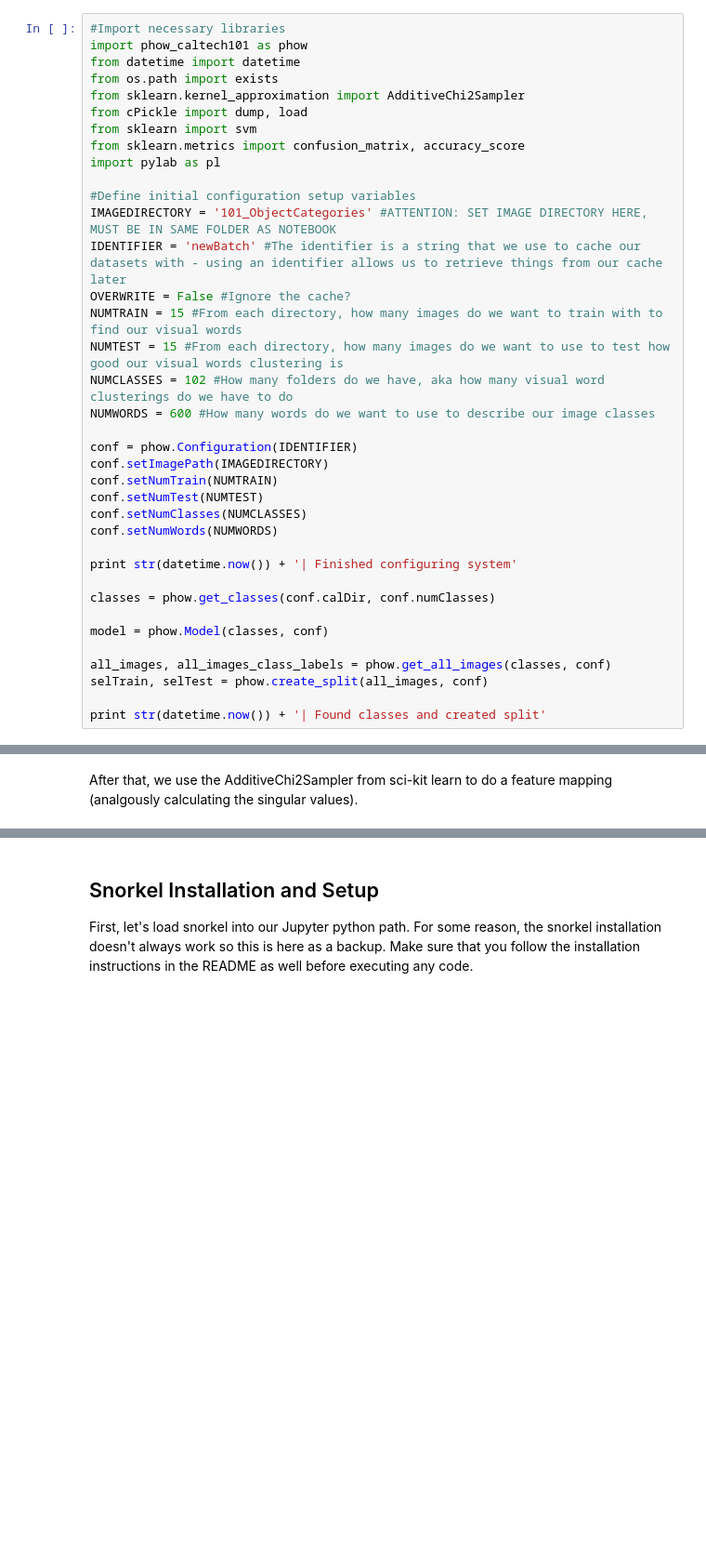
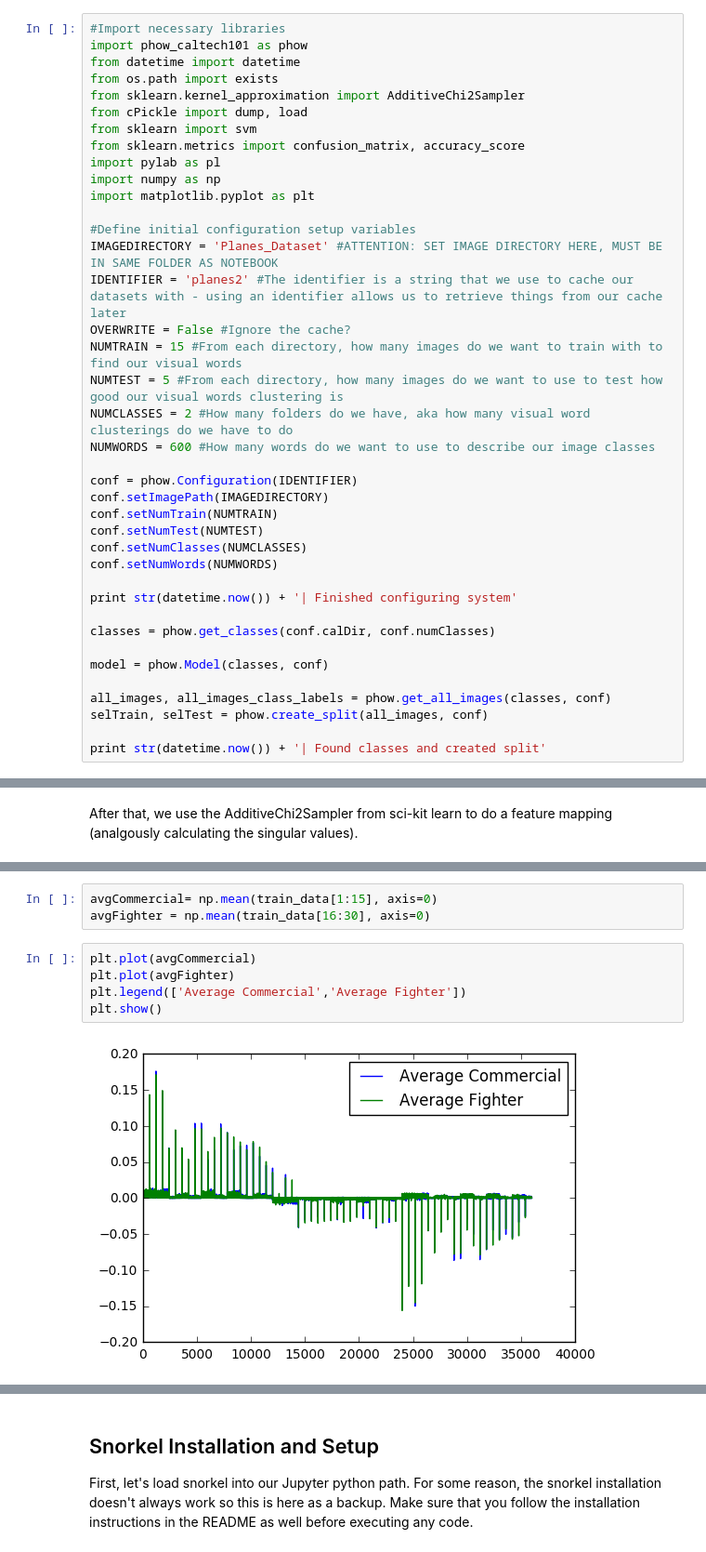
Before and after one commit to thomasklau/pixy, a Jupyter notebook: Data Programming.ipynb, the cells around one changed output, grey strips where cells are left out. Shown at 93% size. Drawn from its saved outputs; the diff is of its cells as text; blank space fills up the shorter version.

```diff
--- a/Data Programming.ipynb
+++ b/Data Programming.ipynb
@@ -14,14 +14,16 @@ from cPickle import dump, load
 from sklearn import svm
 from sklearn.metrics import confusion_matrix, accuracy_score
 import pylab as pl
+import numpy as np
+import matplotlib.pyplot as plt
 
 #Define initial configuration setup variables
-IMAGEDIRECTORY = '101_ObjectCategories' #ATTENTION: SET IMAGE DIRECTORY HERE, MUST BE IN SAME FOLDER AS NOTEBOOK
-IDENTIFIER = 'newBatch' #The identifier is a string that we use to cache our datasets with - using an identifier allows us to retrieve things from our cache later
+IMAGEDIRECTORY = 'Planes_Dataset' #ATTENTION: SET IMAGE DIRECTORY HERE, MUST BE IN SAME FOLDER AS NOTEBOOK
+IDENTIFIER = 'planes2' #The identifier is a string that we use to cache our datasets with - using an identifier allows us to retrieve things from our cache later
 OVERWRITE = False #Ignore the cache?
 NUMTRAIN = 15 #From each directory, how many images do we want to train with to find our visual words
-NUMTEST = 15 #From each directory, how many images do we want to use to test how good our visual words clustering is
-NUMCLASSES = 102 #How many folders do we have, aka how many visual word clusterings do we have to do
+NUMTEST = 5 #From each directory, how many images do we want to use to test how good our visual words clustering is
+NUMCLASSES = 2 #How many folders do we have, aka how many visual word clusterings do we have to do
 NUMWORDS = 600 #How many words do we want to use to describe our image classes
 
 conf = phow.Configuration(IDENTIFIER)
@@ -95,0 +97,10 @@ If we want, we can also naively classify what each image is with an SVM. We will
+# %%
+avgCommercial= np.mean(train_data[1:15], axis=0)
+avgFighter = np.mean(train_data[16:30], axis=0)
+# %%
+plt.plot(avgCommercial)
+plt.plot(avgFighter)
+plt.legend(['Average Commercial','Average Fighter'])
+plt.show()
+# %% [output]
+[figure, added]
```
Also changed, not shown: parts of 15 cells of this notebook, 15 other files.
